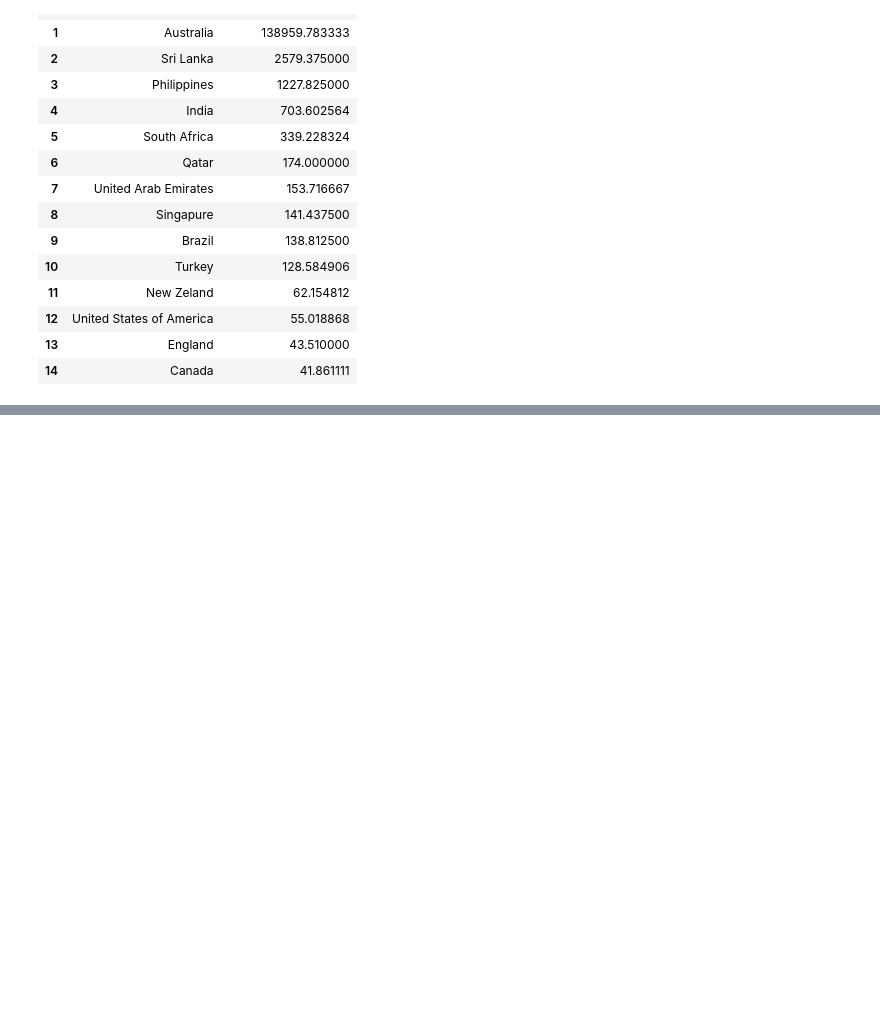
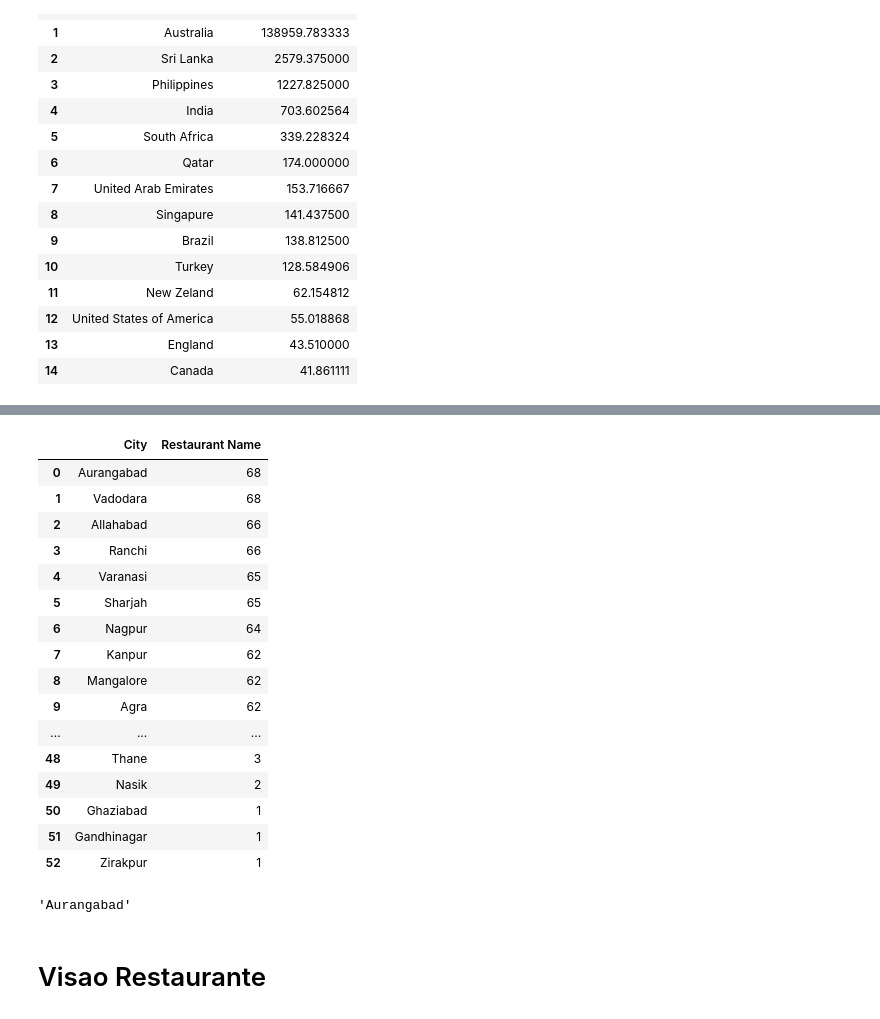
Before and after one commit to evaldocunhaf/Analise-de-dados-FTC-CDS, a Jupyter notebook: analise.ipynb, the cells around one changed output, grey strips where cells are left out. Saved outputs shown, nothing was run; the diff lists cells and outputs as text; code cells hidden in the pictures; blank space fills up the shorter version.

```diff
--- a/analise.ipynb
+++ b/analise.ipynb
@@ -591,0 +741,29 @@ agrupadoPP2
+# %%
+filtro_cidade_online = df_limpo["Has Online delivery"] == "Delivering online"
+agrupadoCidadeOnline = df_limpo.loc[filtro_cidade_online, ["City", "Restaurant Name"]].groupby("City").nunique("Restaurant Name").sort_values(ascending=False, by="Restaurant Name").reset_index()
+agrupadoCidadeOnline
+# %% [output]
+|  | City | Restaurant Name |
+| 0 | Aurangabad | 68 |
+| 1 | Vadodara | 68 |
+| 2 | Allahabad | 66 |
+| 3 | Ranchi | 66 |
+| 4 | Varanasi | 65 |
+| 5 | Sharjah | 65 |
+| 6 | Nagpur | 64 |
+| 7 | Kanpur | 62 |
+| 8 | Mangalore | 62 |
+| 9 | Agra | 62 |
+| ... | ... | ... |
+| 48 | Thane | 3 |
+| 49 | Nasik | 2 |
+| 50 | Ghaziabad | 1 |
+| 51 | Gandhinagar | 1 |
+| 52 | Zirakpur | 1 |
+# %%
+CidadeMaisOnline = agrupadoCidadeOnline.iloc[0,0]
+CidadeMaisOnline
+# %% [output]
+'Aurangabad'
+# %% [markdown]
+# Visao Restaurante
```
Also changed, not shown: parts of 15 cells of this notebook.
